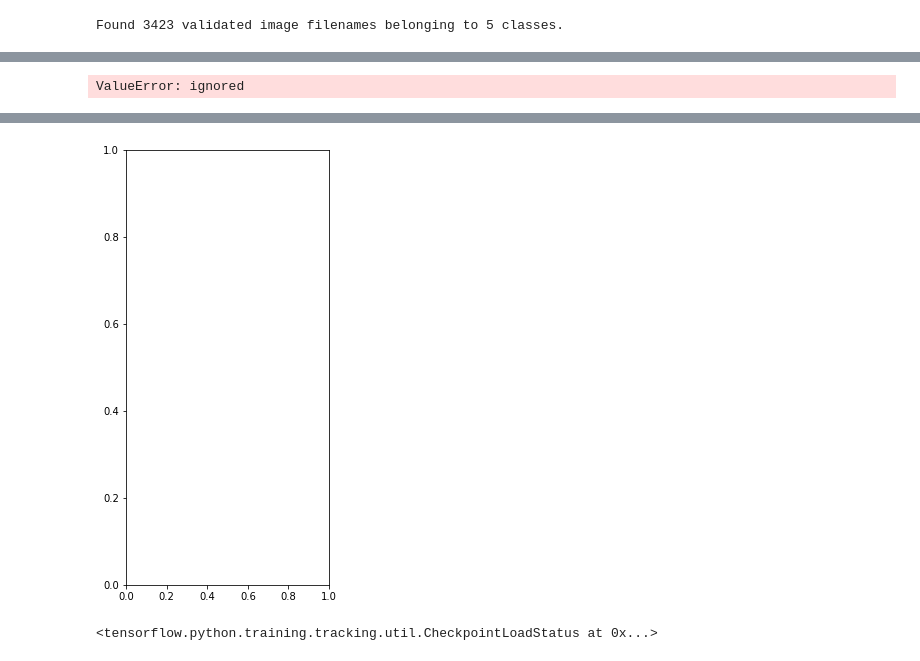
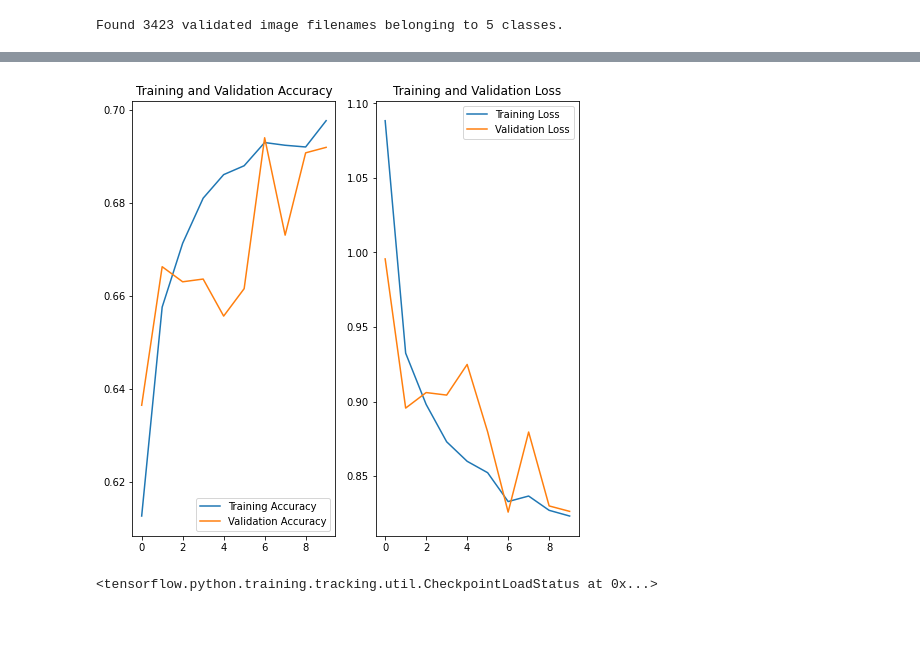
Before and after one commit to ctrivino1/ML_class_final, a Jupyter notebook: Chris_Trivino_final_project.ipynb, the cells around one changed output, grey strips where cells are left out. Drawn from its saved outputs; the diff is of its cells as text; code cells hidden in the pictures; blank space fills up the shorter version.

```diff
--- a/Chris_Trivino_final_project.ipynb
+++ b/Chris_Trivino_final_project.ipynb
@@ -113,9 +101,10 @@ radam = tfa.optimizers.RectifiedAdam(learning_rate=1e-3)
 
 # Adds ResNet50 into a model with a output layers with 5 classifaction nodes
 model = keras.Sequential([vgg16,
-    tf.keras.layers.Dense(units=256, activation='LeakyReLU'),
-    tf.keras.layers.Dense(units=256, activation='relu'),
-    tf.keras.layers.Dense(units=256, activation='LeakyReLU'),
+    tf.keras.layers.Dense(units=128, activation='LeakyReLU'),
+    tf.keras.layers.Dense(units=128, activation='LeakyReLU'),
+    tf.keras.layers.Dense(units=128, activation='LeakyReLU'),
+    tf.keras.layers.Dense(units=128, activation='LeakyReLU'),
     tf.keras.layers.Dense(5,activation="softmax") # number of perceptrons
 ])
 model.compile(loss="categorical_crossentropy",
@@ -134,5 +123,5 @@ history = model.fit(train_generator,
                     validation_data = valid_generator,
                     steps_per_epoch = STEP_SIZE_TRAIN,
                     validation_steps = STEP_SIZE_VALID,
-                    epochs=1,callbacks=[model_checkpoint_callback],batch_size=64)
+                    epochs=10,callbacks=[model_checkpoint_callback],batch_size=64)
 # %% [output]
@@ -153,7 +161,7 @@ val_acc = history.history['val_acc']
 loss = history.history['loss']
 val_loss = history.history['val_loss']
 
-epochs_range = range(20)
+epochs_range = range(10)
 
 plt.figure(figsize=(8, 8))
 plt.subplot(1, 2, 1)
@@ -172,4 +180,3 @@ plt.show()
 [interactive output not drawn]
 [interactive output not drawn]
 [interactive output not drawn]
-ValueError: ignored
@@ -176,4 +192,4 @@ ValueError: ignored
-[figure, old version]
+[figure, new version]
 # %%
 # load model with the best weights that had the highet val_acc
 model.load_weights('/tmp/checkpoint')
```
Also changed, not shown: parts of 6 cells of this notebook.
